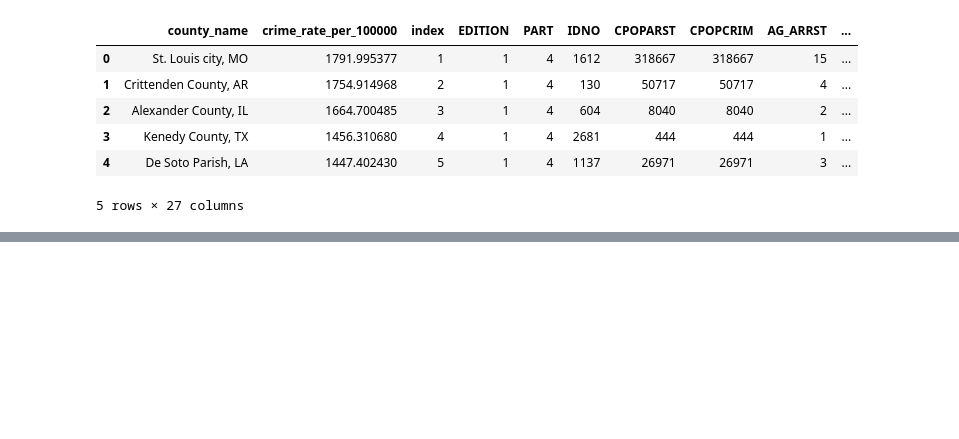
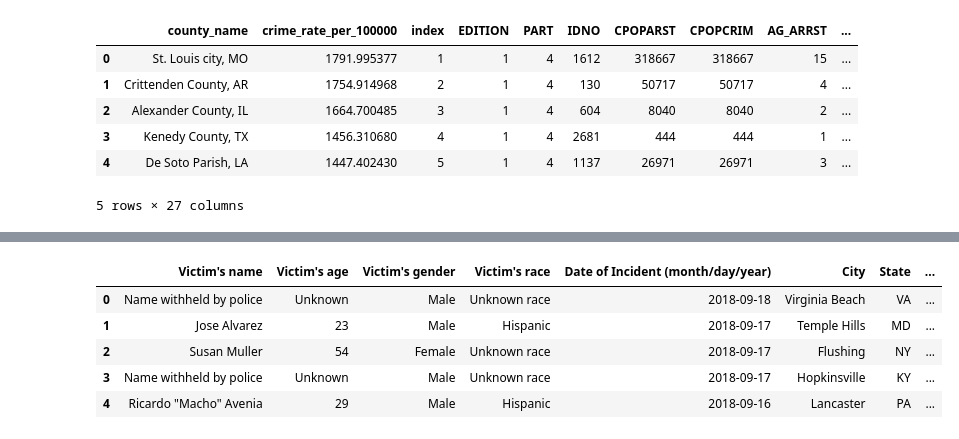
Before and after one commit to yavuzsunor/ADS-Project, a Jupyter notebook: Ads project - hemil.ipynb, the cells around one changed output, grey strips where cells are left out. Cells and saved outputs as stored; diff of their text form; code cells hidden in the pictures; blank space fills up the shorter version.

```diff
--- a/notebooks/Ads project - hemil.ipynb
+++ b/Ads project - hemil.ipynb
@@ -215,0 +241,29 @@ crime_df.iloc[:, 13:]
+# %%
+# zfill county_fips so that it's 5 characters
+def to_zfilled_string_list(series, n):
+    return [str(each).zfill(n) for each in list(series)]
+
+crime_df['county_fips'] = to_zfilled_string_list(crime_df['county_fips'], 5)
+shooting_df['county_fips'] = to_zfilled_string_list(shooting_df['county_fips'], 5)
+# %%
+# Dropping columns
+drop_columns_shooting = [
+    'URL of image of victim',
+    'Street Address of Incident',
+    'A brief description of the circumstances surrounding the death',
+    'Link to news article or photo of official document',
+    'WaPo ID (If included in WaPo database)',
+    'Unnamed: 24',
+    'COUNTYNAME',
+    'STATE',
+    'CLASSFP'
+]
+shooting_df.drop(drop_columns_shooting, axis=1, inplace=True)
+shooting_df.head()
+# %% [output]
+|  | Victim's name | Victim's age | Victim's gender | Victim's race | Date of Incident (month/day/year) | City | State | ... |
+| 0 | Name withheld by police | Unknown | Male | Unknown race | 2018-09-18 | Virginia Beach | VA | ... |
+| 1 | Jose Alvarez | 23 | Male | Hispanic | 2018-09-17 | Temple Hills | MD | ... |
+| 2 | Susan Muller | 54 | Female | Unknown race | 2018-09-17 | Flushing | NY | ... |
+| 3 | Name withheld by police | Unknown | Male | Unknown race | 2018-09-17 | Hopkinsville | KY | ... |
+| 4 | Ricardo "Macho" Avenia | 29 | Male | Hispanic | 2018-09-16 | Lancaster | PA | ... |
```
Also changed, not shown: parts of 8 cells of this notebook.
